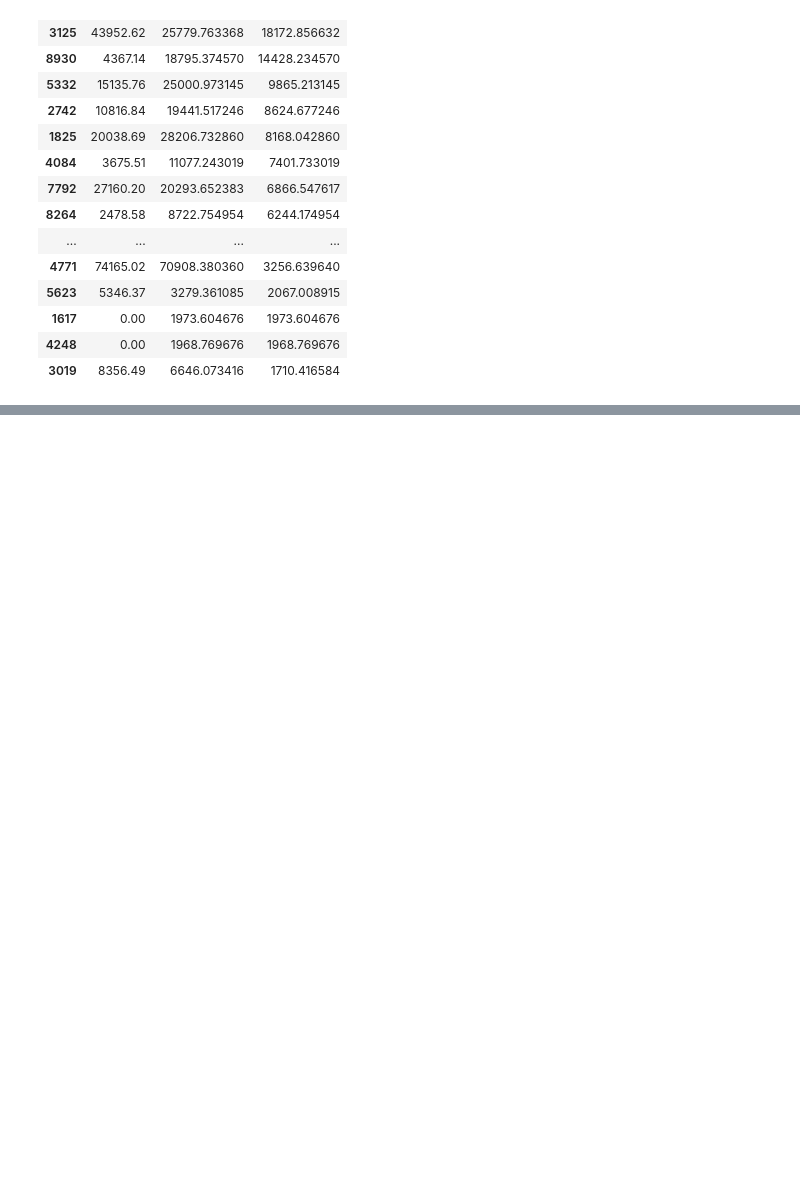
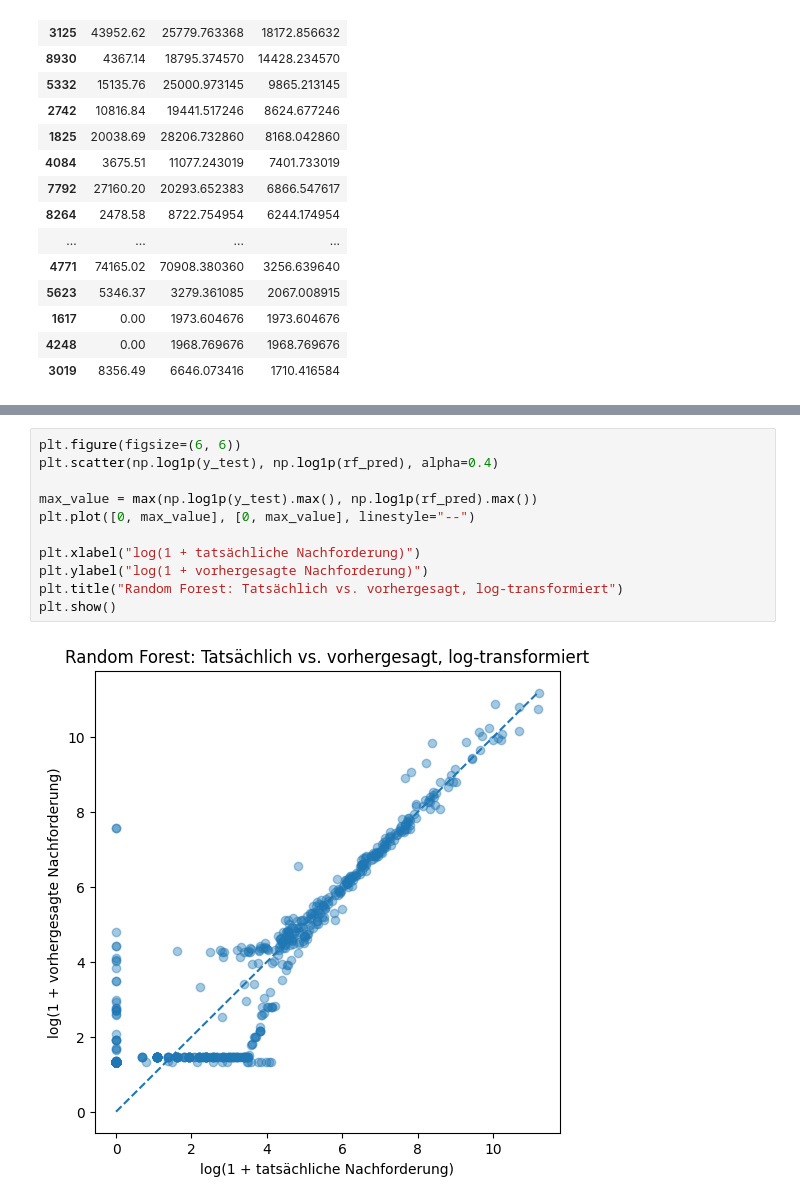
Before and after one commit to smartinezai/DRV-model, a Jupyter notebook: nachforderung_modell.ipynb, the cells around one changed output, grey strips where cells are left out. Cells and saved outputs as stored; diff of their text form; blank space fills up the shorter version.

```diff
--- a/nachforderung_modell.ipynb
+++ b/nachforderung_modell.ipynb
@@ -236,0 +266,13 @@ results.sort_values("abs_error", ascending=False).head(20)
+# %%
+plt.figure(figsize=(6, 6))
+plt.scatter(np.log1p(y_test), np.log1p(rf_pred), alpha=0.4)
+
+max_value = max(np.log1p(y_test).max(), np.log1p(rf_pred).max())
+plt.plot([0, max_value], [0, max_value], linestyle="--")
+
+plt.xlabel("log(1 + tatsächliche Nachforderung)")
+plt.ylabel("log(1 + vorhergesagte Nachforderung)")
+plt.title("Random Forest: Tatsächlich vs. vorhergesagt, log-transformiert")
+plt.show()
+# %% [output]
+[figure, added]
```
Also changed, not shown: parts of 3 cells of this notebook.
